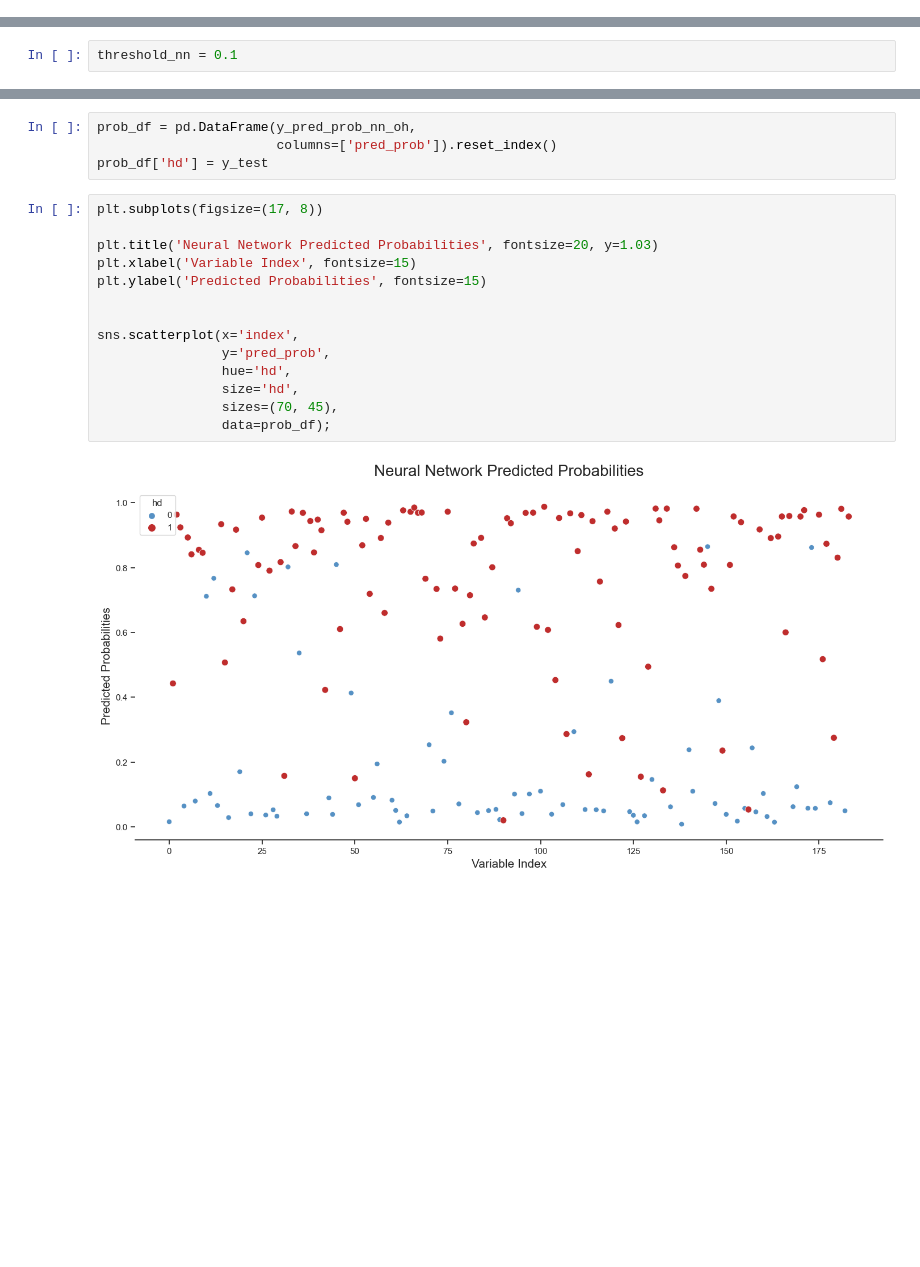
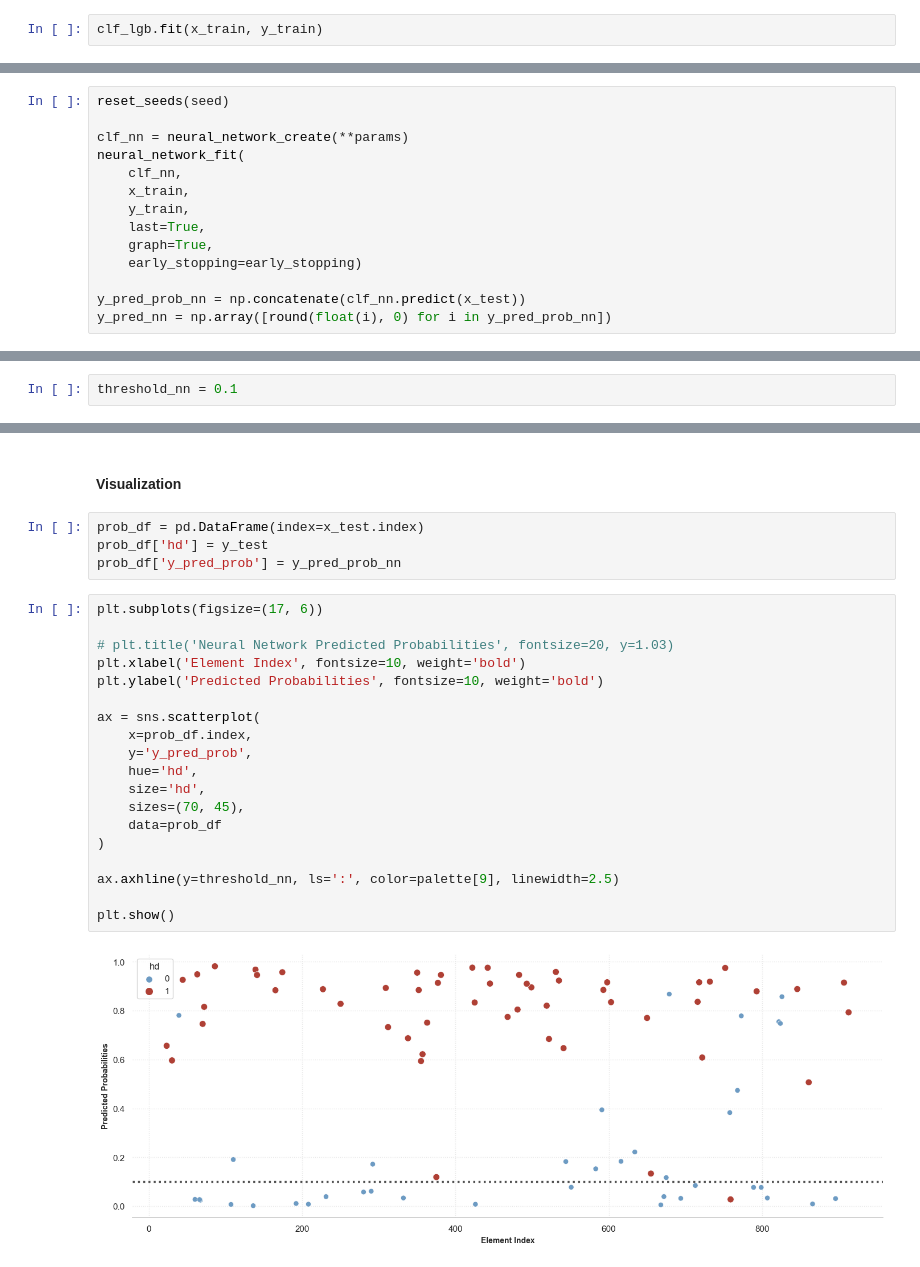
Before and after one commit to a-chasovsky/kgl_heart_failure_prediction, a Jupyter notebook: heart_failure_prediction_dataset.ipynb, the cells around one changed output, grey strips where cells are left out. Cells and saved outputs as stored; diff of their text form; blank space fills up the shorter version.

```diff
--- a/heart_failure_prediction_dataset.ipynb
+++ b/heart_failure_prediction_dataset.ipynb
@@ -1251,0 +1454,2 @@ rf_precision_opt, rf_recall_opt, rf_threshold_opt = prec_rec(y_test,
+# %%
+clf_lgb.fit(x_train, y_train)
@@ -1517,0 +1792,14 @@ threshold_range(y_test,
+# %%
+reset_seeds(seed)
+
+clf_nn = neural_network_create(**params)
+neural_network_fit(
+    clf_nn,
+    x_train,
+    y_train,
+    last=True,
+    graph=True,
+    early_stopping=early_stopping)
+
+y_pred_prob_nn = np.concatenate(clf_nn.predict(x_test))
+y_pred_nn = np.array([round(float(i), 0) for i in y_pred_prob_nn])
@@ -1532,21 +1856,28 @@ conf_matrix(y_test, y_pred_nn)
+# %% [markdown]
+#### Visualization
 # %%
-prob_df = pd.DataFrame(y_pred_prob_nn_oh,
-                       columns=['pred_prob']).reset_index()
+prob_df = pd.DataFrame(index=x_test.index)
 prob_df['hd'] = y_test
+prob_df['y_pred_prob'] = y_pred_prob_nn
 # %%
-plt.subplots(figsize=(17, 8))
+plt.subplots(figsize=(17, 6))
 
-plt.title('Neural Network Predicted Probabilities', fontsize=20, y=1.03)
-plt.xlabel('Variable Index', fontsize=15)
-plt.ylabel('Predicted Probabilities', fontsize=15)
+# plt.title('Neural Network Predicted Probabilities', fontsize=20, y=1.03)
+plt.xlabel('Element Index', fontsize=10, weight='bold')
+plt.ylabel('Predicted Probabilities', fontsize=10, weight='bold')
 
+ax = sns.scatterplot(
+    x=prob_df.index,
+    y='y_pred_prob',
+    hue='hd',
+    size='hd',
+    sizes=(70, 45),
+    data=prob_df
+)
 
-sns.scatterplot(x='index',
-                y='pred_prob',
-                hue='hd',
-                size='hd',
-                sizes=(70, 45),
-                data=prob_df);
+ax.axhline(y=threshold_nn, ls=':', color=palette[9], linewidth=2.5)
+
+plt.show()
 # %% [output]
-[figure, old version]
+[figure, new version]
 # %% [markdown]
```
Also changed, not shown: parts of 358 cells of this notebook, 8 other files.
